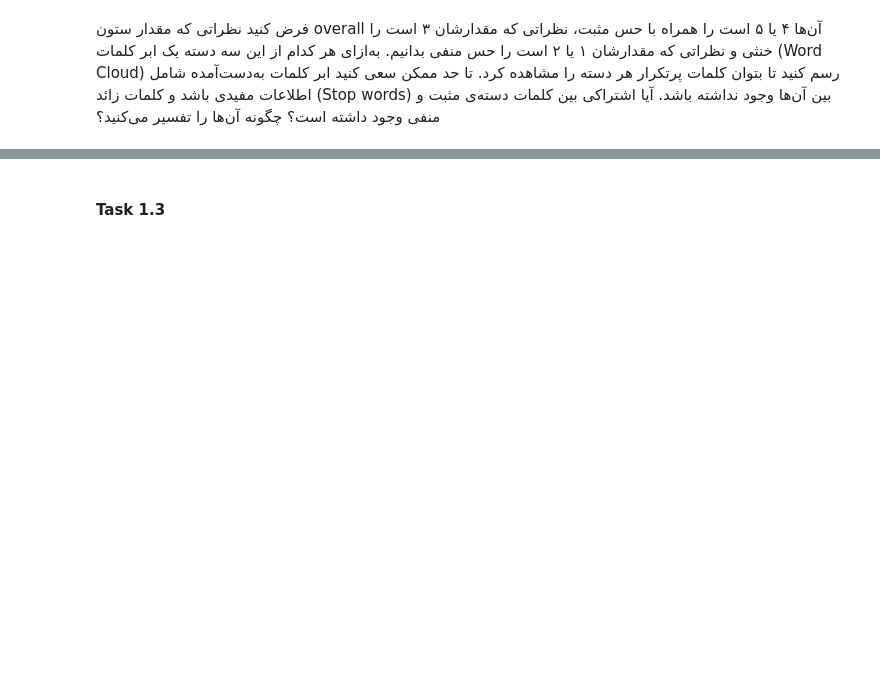
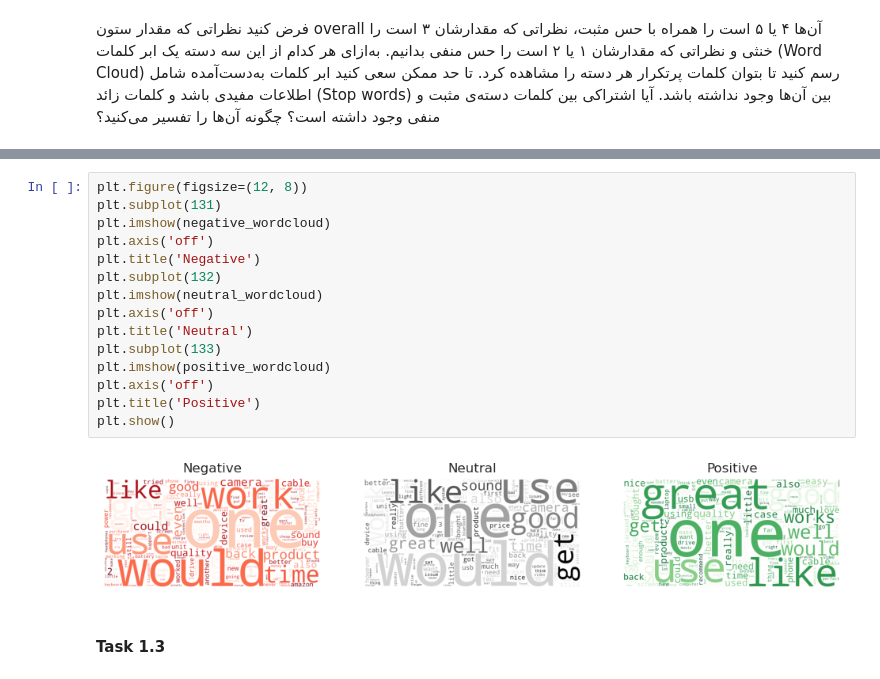
Before and after one commit to Maboudi-Ali/Sentiment_Analysis, a Jupyter notebook: notebooks/Part_1.ipynb, the cells around one changed output, grey strips where cells are left out. Cells and saved outputs as stored; diff of their text form; blank space fills up the shorter version.

```diff
--- a/notebooks/Part_1.ipynb
+++ b/notebooks/Part_1.ipynb
@@ -51,3 +101,20 @@ plt.show()
+# %%
+plt.figure(figsize=(12, 8))
+plt.subplot(131)
+plt.imshow(negative_wordcloud)
+plt.axis('off')
+plt.title('Negative')
+plt.subplot(132)
+plt.imshow(neutral_wordcloud)
+plt.axis('off')
+plt.title('Neutral')
+plt.subplot(133)
+plt.imshow(positive_wordcloud)
+plt.axis('off')
+plt.title('Positive')
+plt.show()
+# %% [output]
+[figure, added]
 # %% [markdown]
 #### Task 1.3
 # %% [markdown]
```
Also changed, not shown: parts of 7 cells of this notebook.
